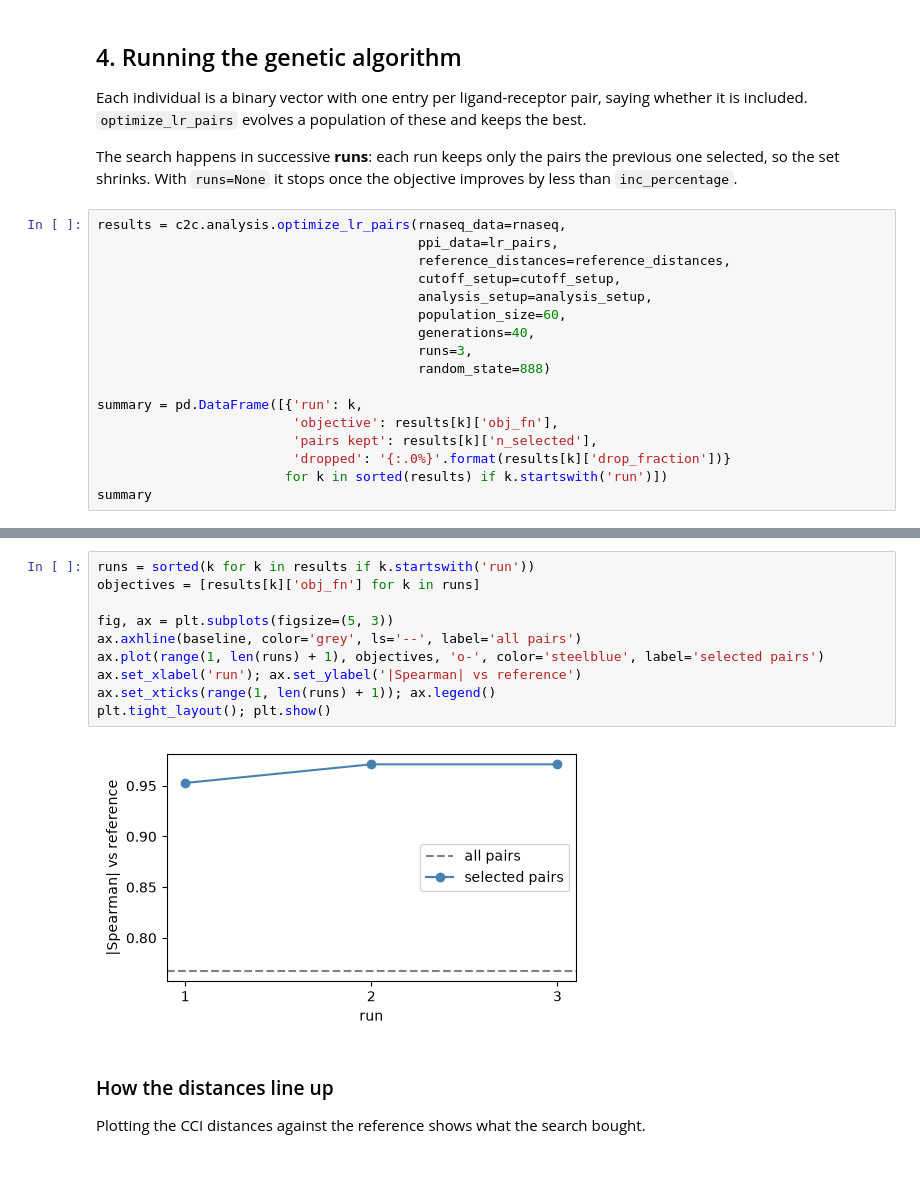
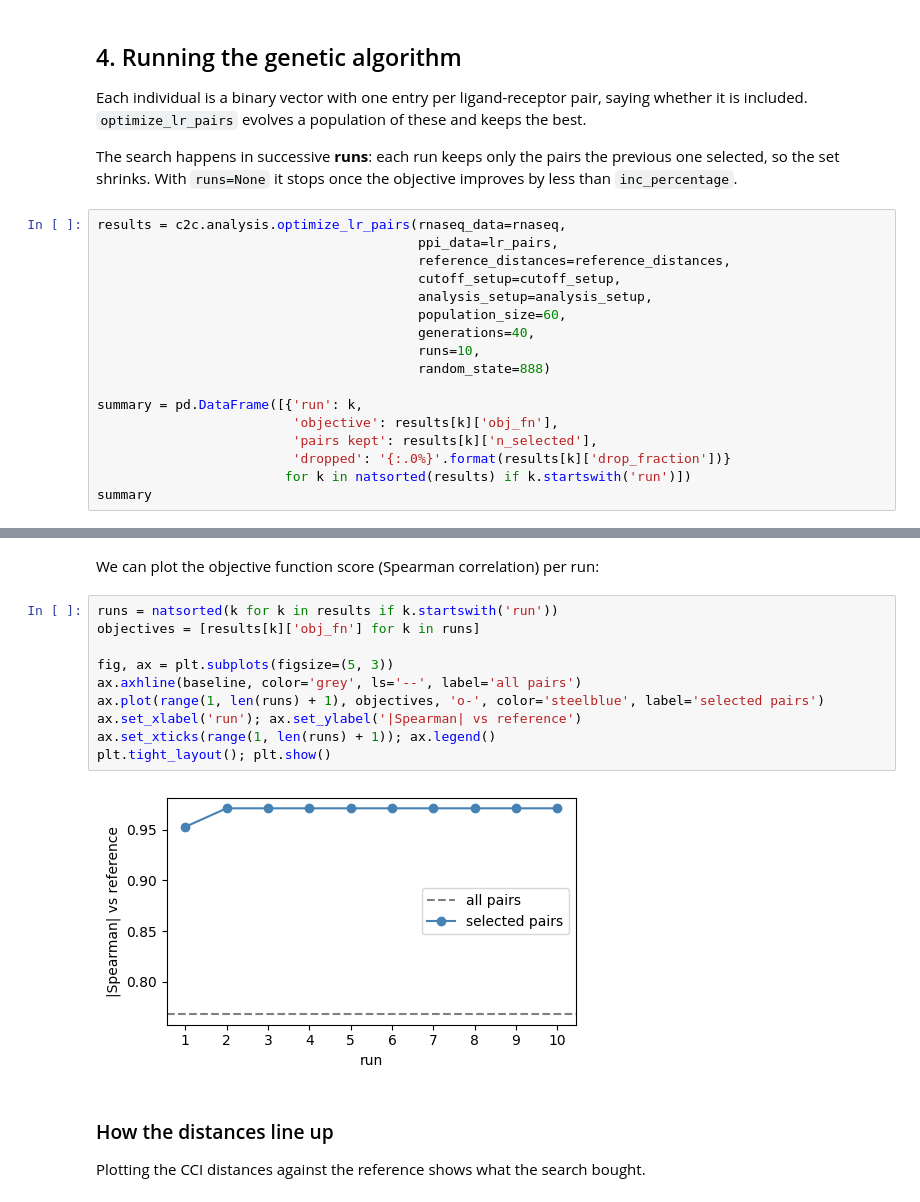
Before and after one commit to earmingol/cell2cell, a Jupyter notebook: docs/tutorials/Genetic-Algorithm-LR-Selection.ipynb, the cells around one changed output, grey strips where cells are left out. Cells and saved outputs as stored; diff of their text form; blank space fills up the shorter version.

```diff
--- a/docs/tutorials/Genetic-Algorithm-LR-Selection.ipynb
+++ b/docs/tutorials/Genetic-Algorithm-LR-Selection.ipynb
@@ -231,14 +235,14 @@ results = c2c.analysis.optimize_lr_pairs(rnaseq_data=rnaseq,
                                          analysis_setup=analysis_setup,
                                          population_size=60,
                                          generations=40,
-                                         runs=3,
+                                         runs=10,
                                          random_state=888)
 
 summary = pd.DataFrame([{'run': k,
                          'objective': results[k]['obj_fn'],
                          'pairs kept': results[k]['n_selected'],
                          'dropped': '{:.0%}'.format(results[k]['drop_fraction'])}
-                        for k in sorted(results) if k.startswith('run')])
+                        for k in natsorted(results) if k.startswith('run')])
 summary
 # %% [output]
 |  | run | objective | pairs kept | dropped |
@@ -283,18 +301,20 @@ Best run: run2 -> objective 0.9711
 | 14 | Lnoise4 | Rnoise4 |
 | 15 | Lnoise43 | Rnoise43 |
 | 16 | Lnoise47 | Rnoise47 |
+# %% [markdown]
+We can plot the objective function score (Spearman correlation) per run:
 # %%
-runs = sorted(k for k in results if k.startswith('run'))
+runs = natsorted(k for k in results if k.startswith('run'))
 objectives = [results[k]['obj_fn'] for k in runs]
 
 fig, ax = plt.subplots(figsize=(5, 3))
 ax.axhline(baseline, color='grey', ls='--', label='all pairs')
 ax.plot(range(1, len(runs) + 1), objectives, 'o-', color='steelblue', label='selected pairs')
 ax.set_xlabel('run'); ax.set_ylabel('|Spearman| vs reference')
 ax.set_xticks(range(1, len(runs) + 1)); ax.legend()
 plt.tight_layout(); plt.show()
 # %% [output]
-[figure, old version]
+[figure, new version]
 # %% [markdown]
 ### How the distances line up
 
```
Also changed, not shown: parts of 13 cells of this notebook, 1 other file.
